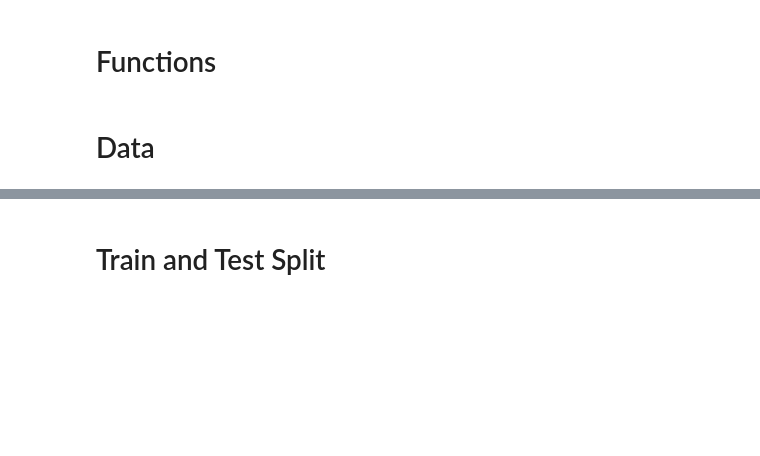
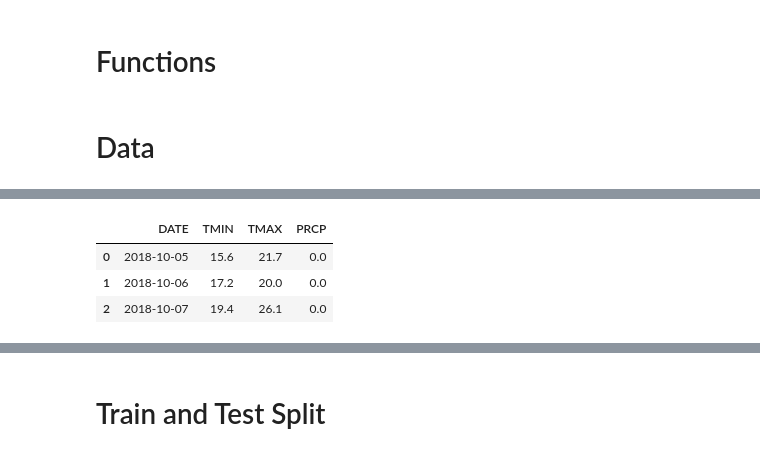
Before and after one commit to AJamell/Project2-NutosisMachineLearning, a Jupyter notebook: Nutosis.ipynb, the cells around one changed output, grey strips where cells are left out. Drawn from its saved outputs; the diff is of its cells as text; code cells hidden in the pictures; blank space fills up the shorter version.

```diff
--- a/Nutosis.ipynb
+++ b/Nutosis.ipynb
@@ -158,0 +210,22 @@ squirrel_data.shape
+# %%
+weather_file = "central_park_weather_2018-10-05_to_2018-10-19.csv"
+weather_url = "https://www.ncei.noaa.gov/access/services/data/v1"
+
+weather_params = {
+    "dataset": "daily-summaries",
+    "stations": "USW00094728",
+    "startDate": "2018-10-05",
+    "endDate": "2018-10-19",
+    "dataTypes": "TMIN,TMAX,PRCP",
+    "units": "metric",
+    "format": "csv",
+}
+
+download_csv(weather_url, weather_file, weather_params)
+weather_data = pd.read_csv(weather_file, usecols=["DATE", "TMIN", "TMAX", "PRCP"], parse_dates=["DATE"])
+weather_data.head(3)
+# %% [output]
+|  | DATE | TMIN | TMAX | PRCP |
+| 0 | 2018-10-05 | 15.6 | 21.7 | 0.0 |
+| 1 | 2018-10-06 | 17.2 | 20.0 | 0.0 |
+| 2 | 2018-10-07 | 19.4 | 26.1 | 0.0 |
```
Also changed, not shown: parts of 16 cells of this notebook.
